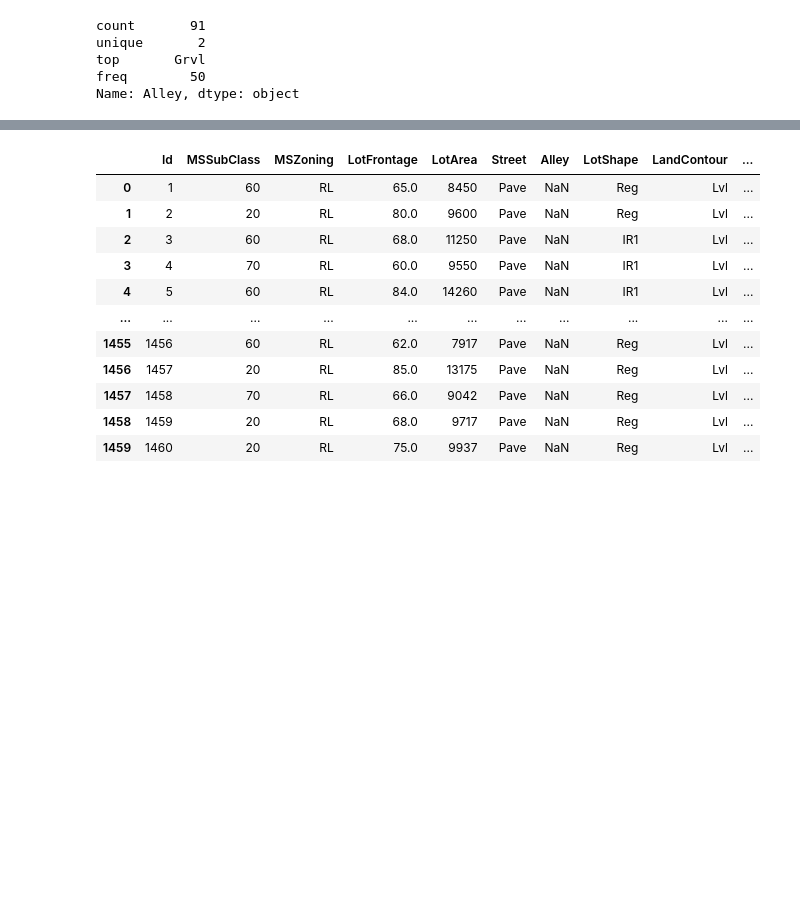
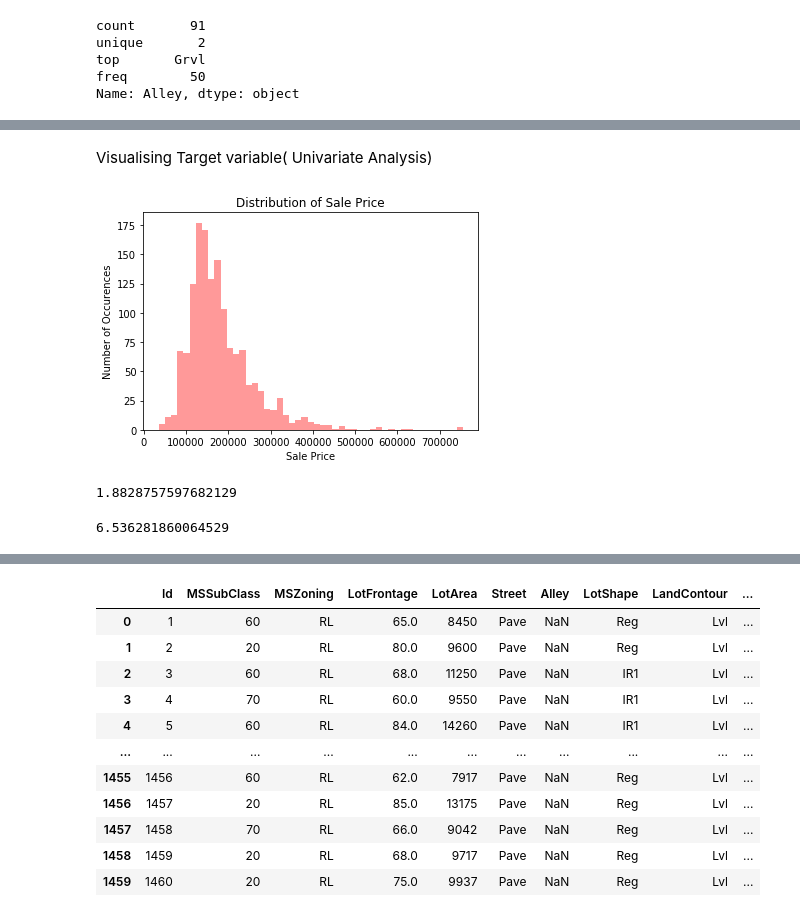
Before and after one commit to roybibek/regression_modeling, a Jupyter notebook: House_Price_Prediction.ipynb, the cells around one changed output, grey strips where cells are left out. Saved outputs shown, nothing was run; the diff lists cells and outputs as text; code cells hidden in the pictures; blank space fills up the shorter version.

```diff
--- a/House_Price_Prediction.ipynb
+++ b/House_Price_Prediction.ipynb
@@ -72,3 +74,25 @@ data.describe()
 | 50% | 730.500000 | 50.000000 | 69.000000 | 9478.500000 | 6.000000 | 5.000000 | 1973.000000 | 1994.000000 | ... |
 | 75% | 1095.250000 | 70.000000 | 80.000000 | 11601.500000 | 7.000000 | 6.000000 | 2000.000000 | 2004.000000 | ... |
 | max | 1460.000000 | 190.000000 | 313.000000 | 215245.000000 | 10.000000 | 9.000000 | 2010.000000 | 2010.000000 | ... |
+# %% [markdown]
+Visualising Target variable(
+Univariate Analysis)
+# %%
+sns.distplot(data['SalePrice'], color="r", kde=False)
+plt.title("Distribution of Sale Price")
+plt.ylabel("Number of Occurences")
+plt.xlabel("Sale Price");
+# %% [output]
+[figure, added]
+# %%
+#skewness
+
+data['SalePrice'].skew()
+# %% [output]
+1.8828757597682129
+# %%
+#kurtosis
+
+data['SalePrice'].kurt()
+# %% [output]
+6.536281860064529
```
Also changed, not shown: parts of 16 cells of this notebook.
